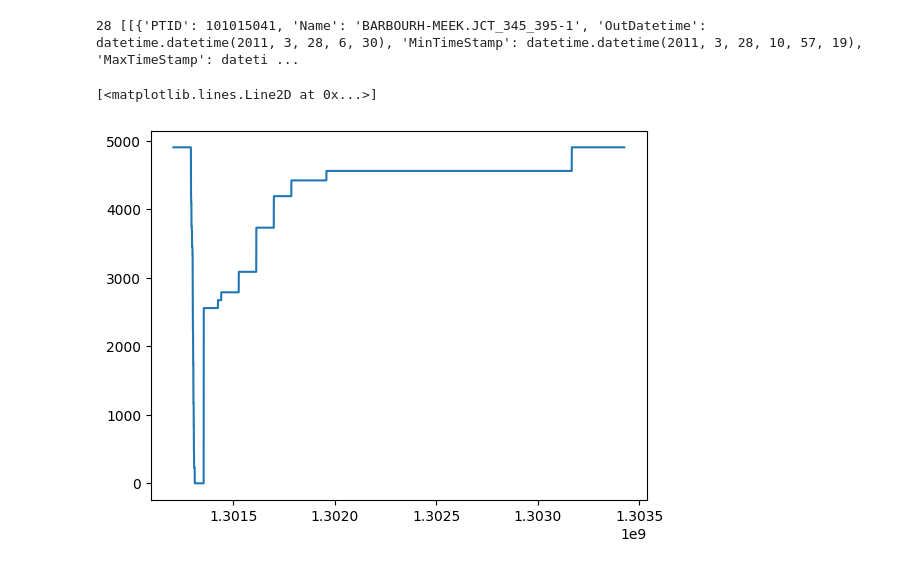
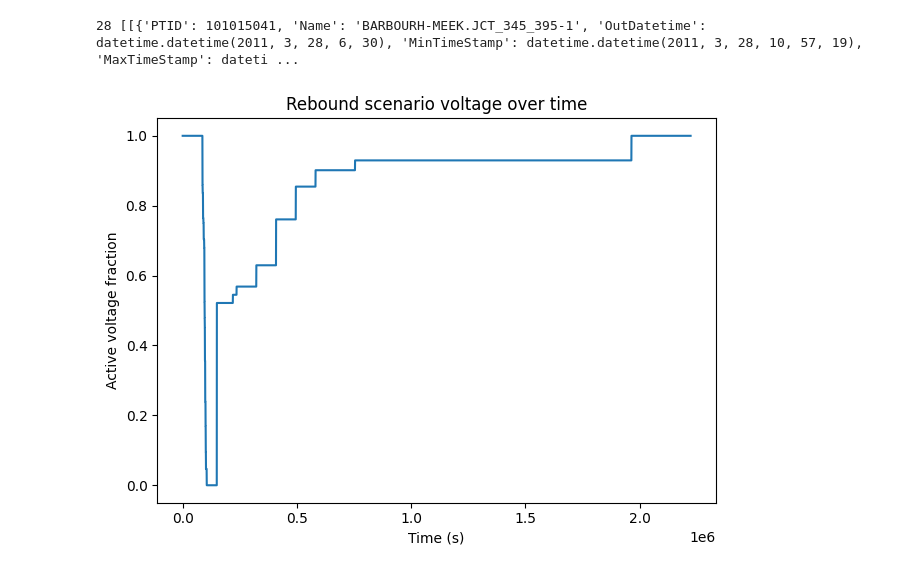
Before and after one commit to mohamad-hasan-sohan-ajini/predictive-maintenance, a Jupyter notebook: src/our_data_eda.ipynb, the cells around one changed output. Cells and saved outputs as stored; diff of their text form; code cells hidden in the pictures.

```diff
--- a/src/our_data_eda.ipynb
+++ b/src/our_data_eda.ipynb
@@ -309,15 +309,23 @@ max_time = max([row["MaxTimeStamp"] for gen in scenario for row in gen])
 max_time += timedelta(days=3)
 
 flat_scenario = sum(scenario, [])
+total_voltage = sum([row["Voltage"] for row in flat_scenario])
+time_ref = current_time.timestamp()
 t_list, v_list = [], []
 while current_time < max_time:
     current_time += time_resolution
-    t_list.append(current_time.timestamp())
-    v_list.append(
-        sum([row["Voltage"] for row in flat_scenario if is_active(row, current_time)])
+    t_list.append(current_time.timestamp() - time_ref)
+    active_v = sum(
+        [row["Voltage"] for row in flat_scenario if is_active(row, current_time)]
     )
+    v_list.append(active_v / total_voltage)
 # %%
-plt.plot(t_list, v_list)
+fig, ax = plt.subplots()
+ax.plot(t_list, v_list)
+ax.set_xlabel("Time (s)")
+ax.set_ylabel("Active voltage fraction")
+ax.set_title("Rebound scenario voltage over time")
+plt.tight_layout()
+plt.savefig(output_path / "rebound_voltage_time.pdf", dpi=300)
 # %% [output]
-[<matplotlib.lines.Line2D at 0x...>]
-[figure, old version]
+[figure, new version]
```
Also changed, not shown: parts of 2 cells of this notebook.
